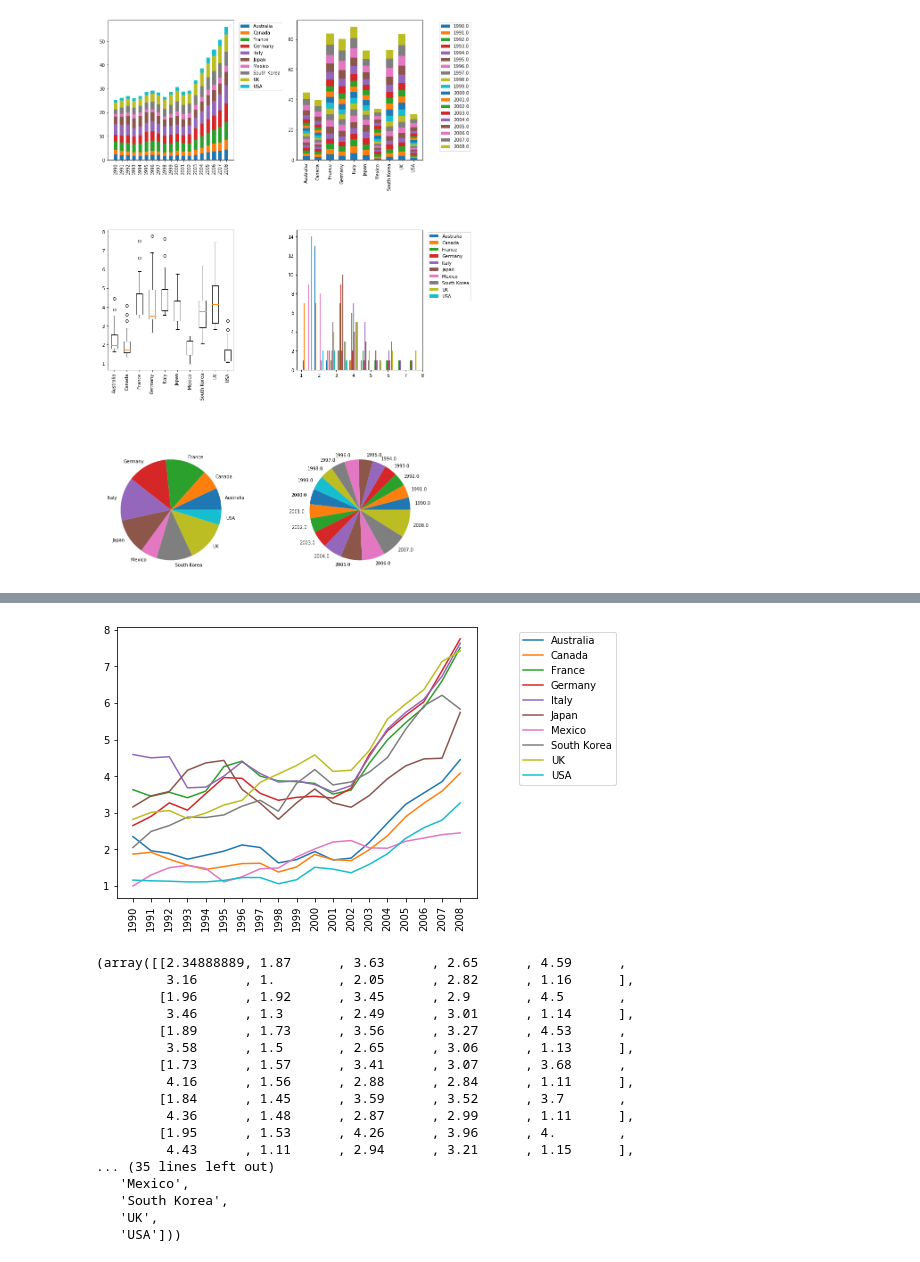
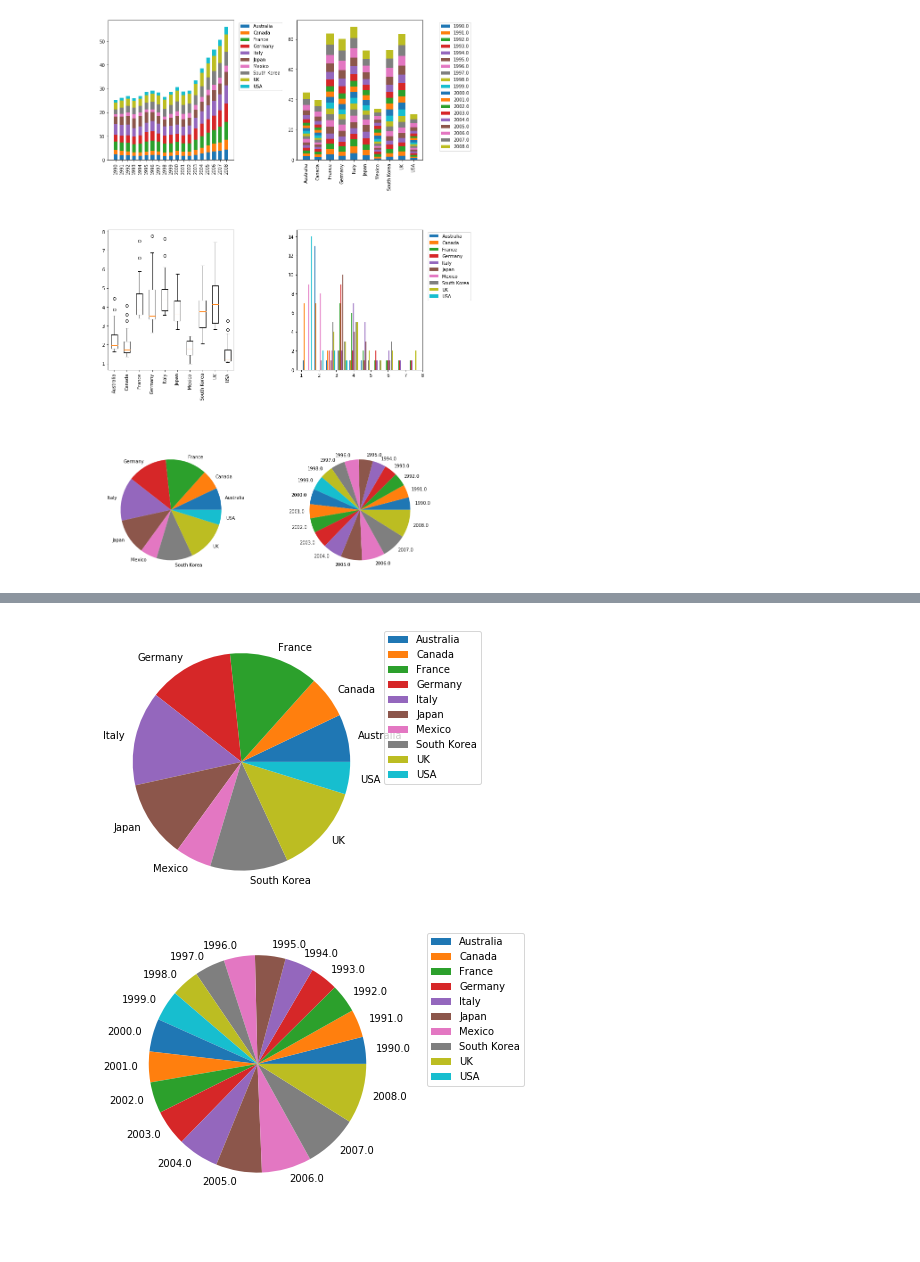
Before and after one commit to gsharansingh/easygplot, a Jupyter notebook: test.ipynb, the cells around one changed output, grey strips where cells are left out. Cells and saved outputs as stored; diff of their text form; code cells hidden in the pictures; blank space fills up the shorter version.

Commit message:
Plot.py's beta released

```diff
--- a/test.ipynb
+++ b/test.ipynb
@@ -14,22 +43,5 @@ mydata = read.CSV("gasprices.csv")
 # %%
-line_plot = plot_line.plot_line(legend=True)
-line_plot(mydata[:])
+Plot.Pie(legend=True)(mydata[:])
 # %% [output]
-[figure, old version]
+[figure, new version]
-(array([[2.34888889, 1.87      , 3.63      , 2.65      , 4.59      ,
-         3.16      , 1.        , 2.05      , 2.82      , 1.16      ],
-        [1.96      , 1.92      , 3.45      , 2.9       , 4.5       ,
-         3.46      , 1.3       , 2.49      , 3.01      , 1.14      ],
-        [1.89      , 1.73      , 3.56      , 3.27      , 4.53      ,
-         3.58      , 1.5       , 2.65      , 3.06      , 1.13      ],
-        [1.73      , 1.57      , 3.41      , 3.07      , 3.68      ,
-         4.16      , 1.56      , 2.88      , 2.84      , 1.11      ],
-        [1.84      , 1.45      , 3.59      , 3.52      , 3.7       ,
-         4.36      , 1.48      , 2.87      , 2.99      , 1.11      ],
-        [1.95      , 1.53      , 4.26      , 3.96      , 4.        ,
-         4.43      , 1.11      , 2.94      , 3.21      , 1.15      ],
-... (35 lines left out)
-   'Mexico',
-   'South Korea',
-   'UK',
-   'USA']))
+[figure, added]
```
Also changed, not shown: parts of 5 cells of this notebook, 3 other files.
